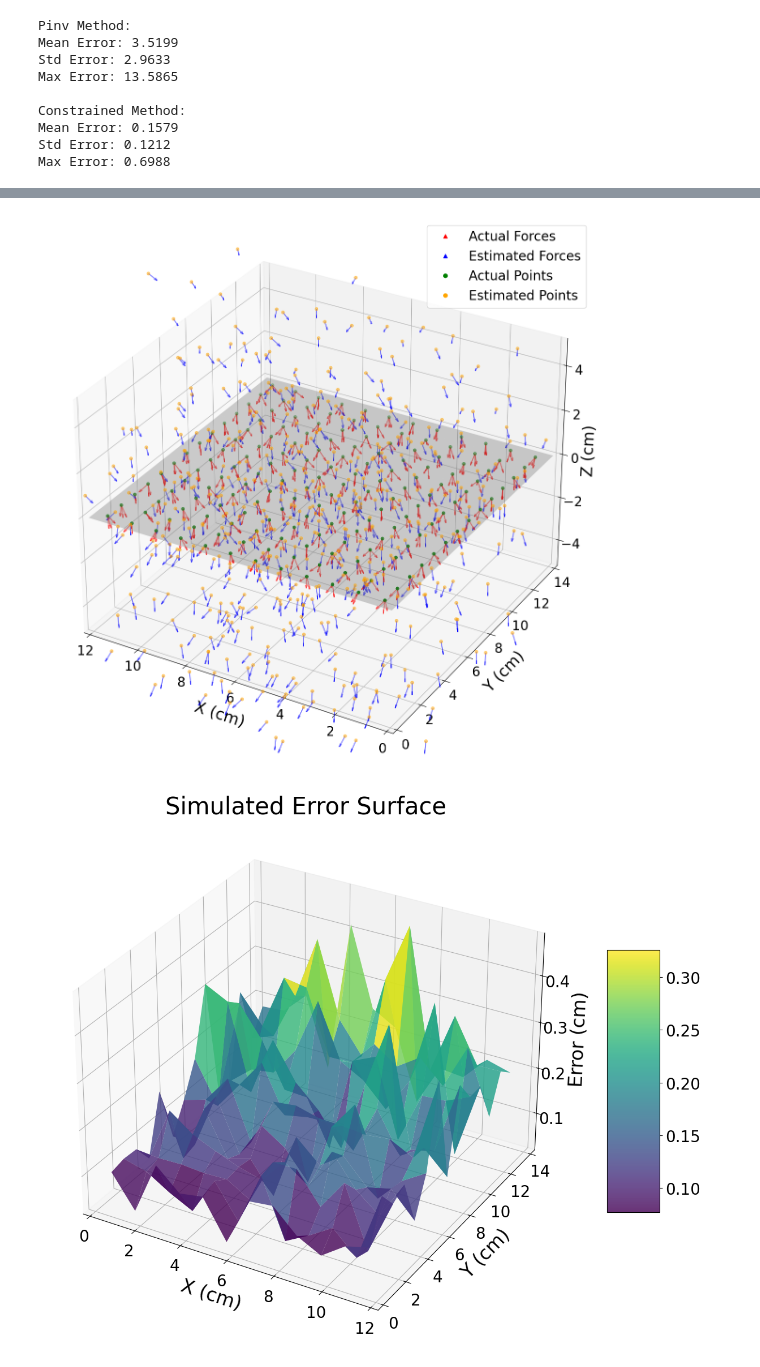
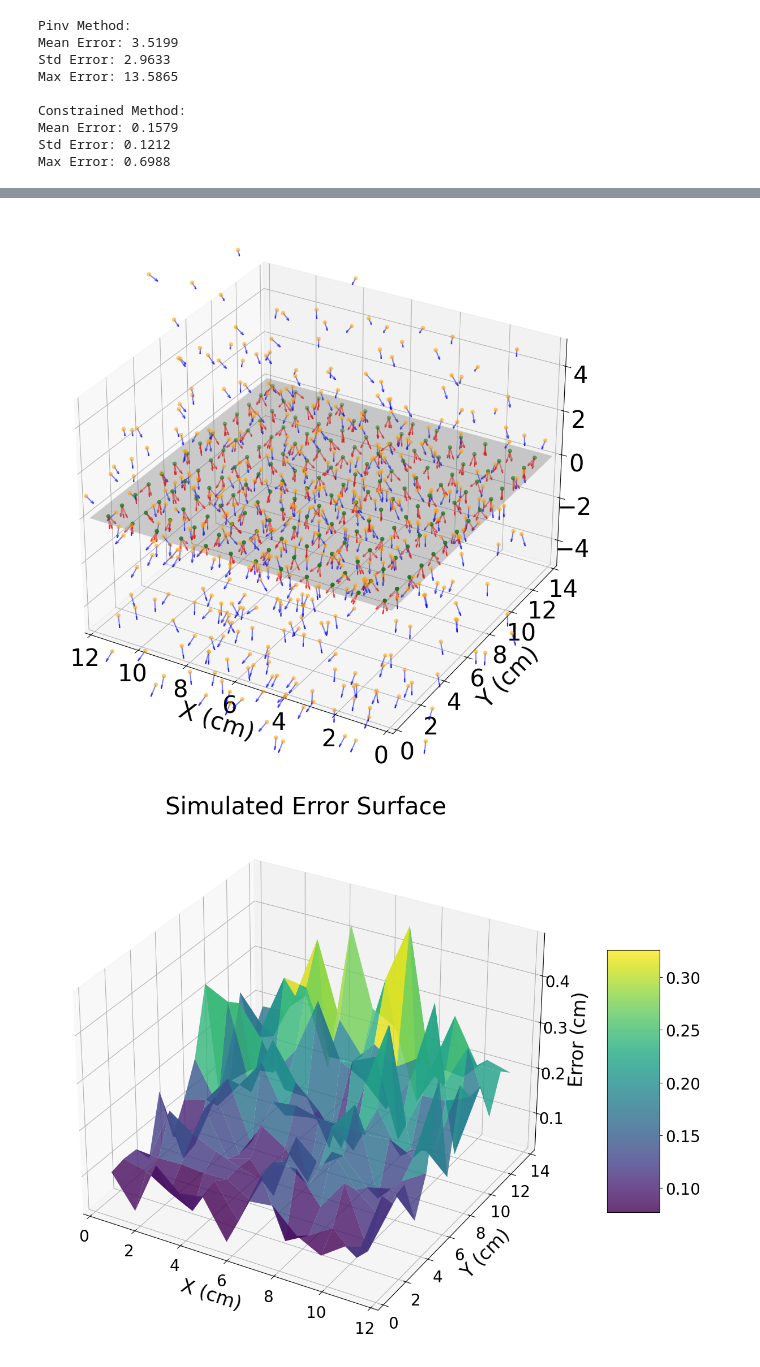
Before and after one commit to rayangdn/virtual_tactile_pad, a Jupyter notebook: ros_ws/src/virtual_tactile_pad/utils/ft_experiments/ft_simulation.ipynb, the cells around one changed output, grey strips where cells are left out. Cells and saved outputs as stored; diff of their text form; code cells hidden in the pictures.

```diff
--- a/ros_ws/src/virtual_tactile_pad/utils/ft_experiments/ft_simulation.ipynb
+++ b/ros_ws/src/virtual_tactile_pad/utils/ft_experiments/ft_simulation.ipynb
@@ -334,14 +334,16 @@ def plot_forces_and_positions_3d(ax, grid_points, actual_forces, estimated_force
                color='orange', s=20, label='Estimated Points', alpha=0.5)
 
     # Set labels and title
-    ax.set_xlabel('X (cm)', fontsize=24, labelpad=15)
-    ax.set_ylabel('Y (cm)', fontsize=24, labelpad=15)
-    ax.set_zlabel('Z (cm)', fontsize=24)
+    ax.set_xlabel('X (cm)', fontsize=30, labelpad=15)
+    ax.set_ylabel('Y (cm)', fontsize=30, labelpad=15)
+    #ax.set_zlabel('Z (cm)', fontsize=30, labelpad=15)
+
+
     plt.title(title, fontsize=30)
     # Increase tick label size
-    ax.tick_params(axis='x', labelsize=20)
-    ax.tick_params(axis='y', labelsize=20)
-    ax.tick_params(axis='z', labelsize=20)
+    ax.tick_params(axis='x', labelsize=30)
+    ax.tick_params(axis='y', labelsize=30)
+    ax.tick_params(axis='z', labelsize=30)
     # Set axis limits
     ax.set_xlim(0, grid_size[0])
     ax.set_ylim(0, grid_size[1])
@@ -353,8 +355,8 @@ def plot_forces_and_positions_3d(ax, grid_points, actual_forces, estimated_force
     estimated_arrow_proxy = plt.Line2D([0], [0], linestyle="none", c='b', marker='^')
     actual_point_proxy = plt.Line2D([0], [0], linestyle="none", c='green', marker='o')
     estimated_point_proxy = plt.Line2D([0], [0], linestyle="none", c='orange', marker='o')
-    # plt.legend([actual_arrow_proxy, estimated_arrow_proxy, actual_point_proxy, estimated_point_proxy],
-    #            ["Actual Forces", "Estimated Forces", "Actual Points", "Estimated Points"], numpoints=1, fontsize=20)
+    plt.legend([actual_arrow_proxy, estimated_arrow_proxy, actual_point_proxy, estimated_point_proxy],
+               ["Actual Forces", "Estimated Forces", "Actual Points", "Estimated Points"], numpoints=1, fontsize=20)
 
     ax.grid(True)
 # %%
@@ -398,22 +382,22 @@ plt.show()
 # %%
-fig = plt.figure(figsize=(12, 12))
+fig = plt.figure(figsize=(10, 10))
 
-# Pinv method plot
-ax1 = fig.add_subplot(111, projection='3d')
-plot_forces_and_positions_3d(ax1, grid_points, actual_forces, estimated_forces, estimated_positions_pinv,
+# # Pinv method plot
+# ax1 = fig.add_subplot(111, projection='3d')
+# plot_forces_and_positions_3d(ax1, grid_points, actual_forces, estimated_forces, estimated_positions_pinv,
+#                    grid_size)
+
+# Constrained method plot
+ax2 = fig.add_subplot(111, projection='3d')
+plot_forces_and_positions_3d(ax2, grid_points, actual_forces, estimated_forces, estimated_positions_constrained,
                    grid_size)
 
-# Constrained method plot
-# ax2 = fig.add_subplot(111, projection='3d')
-# plot_forces_and_positions_3d(ax2, grid_points, actual_forces, estimated_forces, estimated_positions_constrained,
-#                    grid_size)
-
 plt.tight_layout()
-fig.savefig('../../img/projection1.png', dpi=600, bbox_inches='tight', format='png')
+fig.savefig('../../img/projection2.png', dpi=600, bbox_inches='tight', format='png')
 
 plt.show()
 # %% [output]
-[figure, old version]
+[figure, new version]
 # %%
 def plot_error_3d(ax, errors, grid_size=(12, 14), title="None"):
     # Calculate average error for each grid point
```
Also changed, not shown: parts of 3 cells of this notebook, 3 other files.
